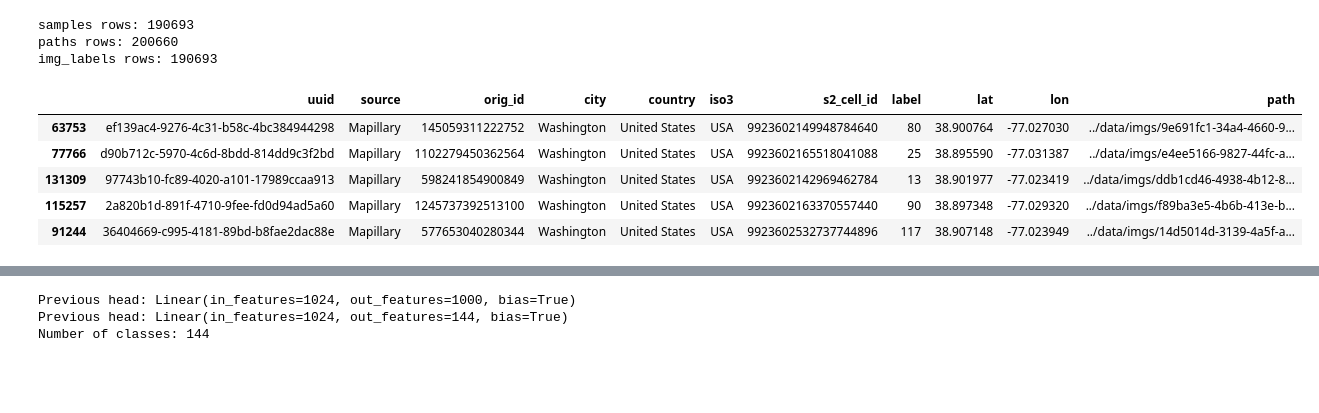
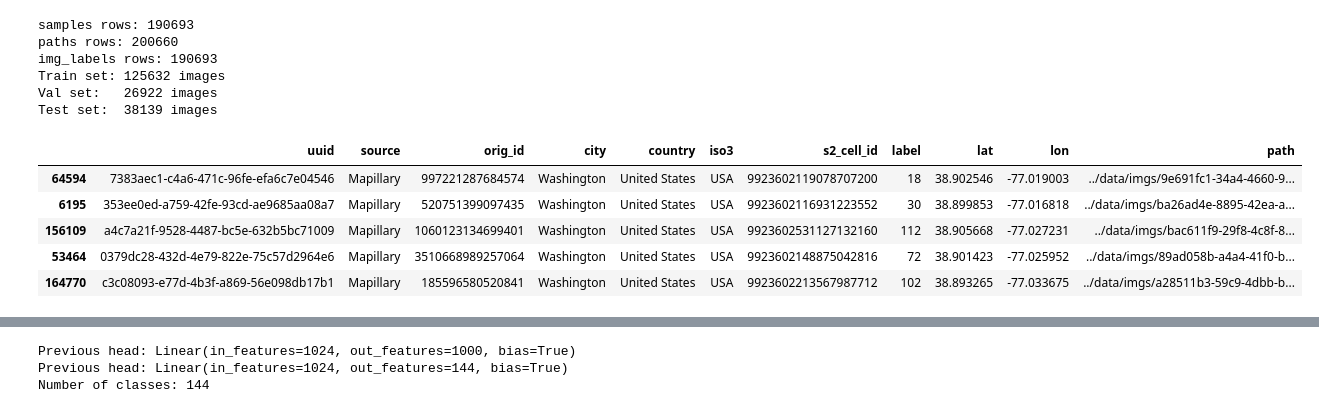
Before and after one commit to branisk/Geo-Guessrs, a Jupyter notebook: models/vit_l_32/vit_l_32_tuned.ipynb, the cells around one changed output, grey strips where cells are left out. Saved outputs shown, nothing was run; the diff lists cells and outputs as text; code cells hidden in the pictures; blank space fills up the shorter version.

```diff
--- a/models/vit_l_32/vit_l_32_tuned.ipynb
+++ b/models/vit_l_32/vit_l_32_tuned.ipynb
@@ -47,41 +47,44 @@ train_df, val_df = train_test_split(
     train_val_df,
     test_size=val_size,
     stratify=train_val_df['label'],
     random_state=42
 )
 
 print(f"Train set: {len(train_df)} images")
 print(f"Val set:   {len(val_df)} images")
 print(f"Test set:  {len(test_df)} images")
 
 display(train_df.head())
 
 training_data = GlobalStreetscapesSample(
     train_df
 )
 
 validation_data = GlobalStreetscapesSample(
     val_df
 )
 
 test_data = GlobalStreetscapesSample(
     test_df
 )
 
 # Use num_workers for parallel data loading and pin_memory for faster GPU transfer
-train_dataloader = DataLoader(training_data, batch_size=64, shuffle=True, num_workers=8, pin_memory=True)
-val_dataloader = DataLoader(validation_data, batch_size=64, shuffle=False, num_workers=8, pin_memory=True)
-test_dataloader = DataLoader(test_data, batch_size=64, shuffle=False, num_workers=8, pin_memory=True)
+train_dataloader = DataLoader(training_data, batch_size=128, shuffle=True, num_workers=8, pin_memory=True)
+val_dataloader = DataLoader(validation_data, batch_size=128, shuffle=False, num_workers=8, pin_memory=True)
+test_dataloader = DataLoader(test_data, batch_size=128, shuffle=False, num_workers=8, pin_memory=True)
 # %% [output]
 samples rows: 190693
 paths rows: 200660
 img_labels rows: 190693
+Train set: 125632 images
+Val set:   26922 images
+Test set:  38139 images
 |  | uuid | source | orig_id | city | country | iso3 | s2_cell_id | label | lat | lon | path |
-| 63753 | ef139ac4-9276-4c31-b58c-4bc384944298 | Mapillary | 145059311222752 | Washington | United States | USA | 9923602149948784640 | 80 | 38.900764 | -77.027030 | ../data/imgs/9e691fc1-34a4-4660-9... |
-| 77766 | d90b712c-5970-4c6d-8bdd-814dd9c3f2bd | Mapillary | 1102279450362564 | Washington | United States | USA | 9923602165518041088 | 25 | 38.895590 | -77.031387 | ../data/imgs/e4ee5166-9827-44fc-a... |
-| 131309 | 97743b10-fc89-4020-a101-17989ccaa913 | Mapillary | 598241854900849 | Washington | United States | USA | 9923602142969462784 | 13 | 38.901977 | -77.023419 | ../data/imgs/ddb1cd46-4938-4b12-8... |
-| 115257 | 2a820b1d-891f-4710-9fee-fd0d94ad5a60 | Mapillary | 1245737392513100 | Washington | United States | USA | 9923602163370557440 | 90 | 38.897348 | -77.029320 | ../data/imgs/f89ba3e5-4b6b-413e-b... |
-| 91244 | 36404669-c995-4181-89bd-b8fae2dac88e | Mapillary | 577653040280344 | Washington | United States | USA | 9923602532737744896 | 117 | 38.907148 | -77.023949 | ../data/imgs/14d5014d-3139-4a5f-a... |
+| 64594 | 7383aec1-c4a6-471c-96fe-efa6c7e04546 | Mapillary | 997221287684574 | Washington | United States | USA | 9923602119078707200 | 18 | 38.902546 | -77.019003 | ../data/imgs/9e691fc1-34a4-4660-9... |
+| 6195 | 353ee0ed-a759-42fe-93cd-ae9685aa08a7 | Mapillary | 520751399097435 | Washington | United States | USA | 9923602116931223552 | 30 | 38.899853 | -77.016818 | ../data/imgs/ba26ad4e-8895-42ea-a... |
+| 156109 | a4c7a21f-9528-4487-bc5e-632b5bc71009 | Mapillary | 1060123134699401 | Washington | United States | USA | 9923602531127132160 | 112 | 38.905668 | -77.027231 | ../data/imgs/bac611f9-29f8-4c8f-8... |
+| 53464 | 0379dc28-432d-4e79-822e-75c57d2964e6 | Mapillary | 3510668989257064 | Washington | United States | USA | 9923602148875042816 | 72 | 38.901423 | -77.025952 | ../data/imgs/89ad058b-a4a4-41f0-b... |
+| 164770 | c3c08093-e77d-4b3f-a869-56e098db17b1 | Mapillary | 185596580520841 | Washington | United States | USA | 9923602213567987712 | 102 | 38.893265 | -77.033675 | ../data/imgs/a28511b3-59c9-4dbb-b... |
 # %%
 p = os.path.join("../", training_data.img_labels.iloc[10].loc["path"])
 print(training_data.img_labels.iloc[10].loc["city"])
```
Also changed, not shown: parts of 5 cells of this notebook.
